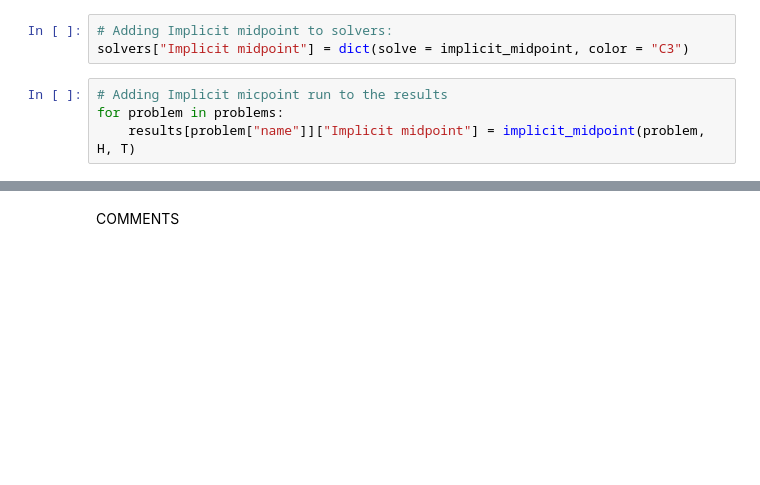
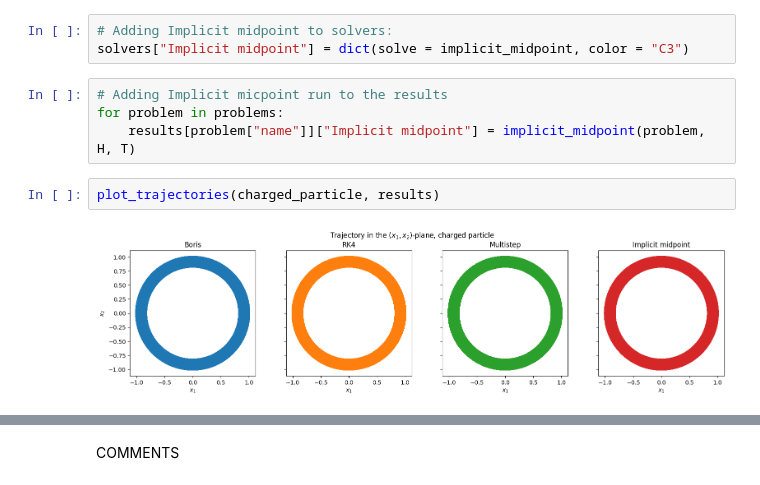
Before and after one commit to vemundsw/Project-2-TMA4215, a Jupyter notebook: NyMasterFile.ipynb, the cells around one changed output, grey strips where cells are left out. Saved outputs shown, nothing was run; the diff lists cells and outputs as text; blank space fills up the shorter version.

Commit message:
Lagt til plotting

```diff
--- a/NyMasterFile.ipynb
+++ b/NyMasterFile.ipynb
@@ -950,3 +950,7 @@ solvers["Implicit midpoint"] = dict(solve = implicit_midpoint, color = "C3")
 # Adding Implicit micpoint run to the results
 for problem in problems:
     results[problem["name"]]["Implicit midpoint"] = implicit_midpoint(problem, H, T)
+# %%
+plot_trajectories(charged_particle, results)
+# %% [output]
+[figure, added]
```
Also changed, not shown: parts of 15 cells of this notebook.
